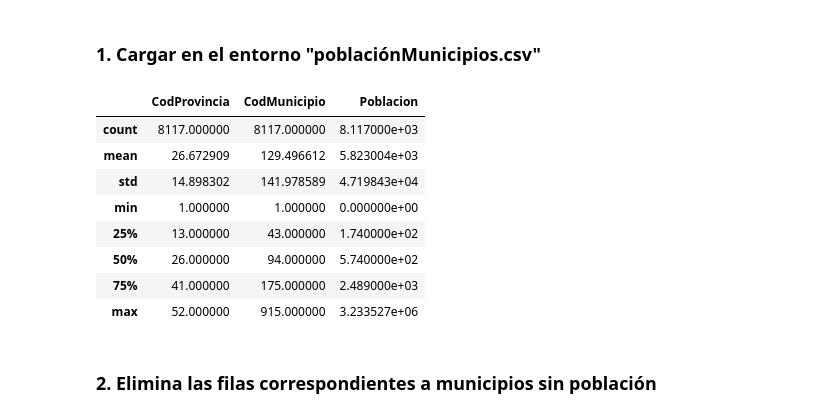
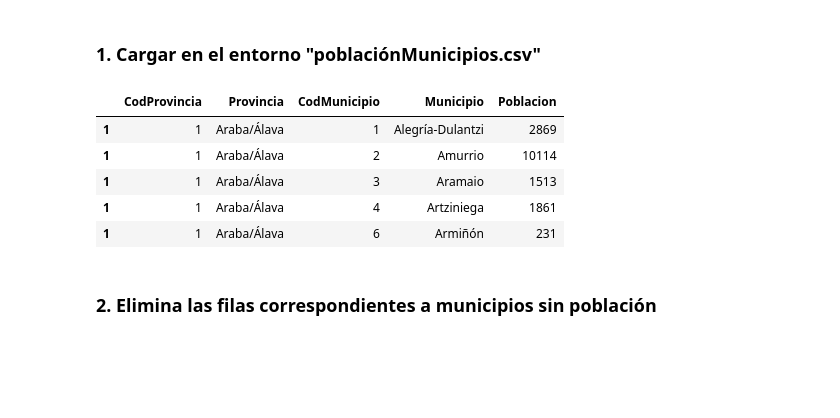
Before and after one commit to DanielProanoGuevara/InvestigacionIA, a Jupyter notebook: Trabajo1/Tema1_Daniel_Proaño.ipynb, the cells around one changed output. Drawn from its saved outputs; the diff is of its cells as text; code cells hidden in the pictures; blank space fills up the shorter version.

```diff
--- a/Trabajo1/Tema1_Daniel_Proaño.ipynb
+++ b/Trabajo1/Tema1_Daniel_Proaño.ipynb
@@ -239,23 +239,20 @@ nuevo.close()                               #Cierra el archivo
 # %%
 #Cargar Librerias Numpy y Pandas
 import numpy as np
 import pandas as pd
 
 df_poblac_municipios = pd.read_csv('poblacionMunicipios.csv')                     #Importa el archivo CSV
 df_poblac_municipios.set_index(df_poblac_municipios.CodProvincia, inplace = True) #Asigna al índice los valores del código de provincia, esto se realiza para su indexado ordenado en pasos posteriores
 df_poblac_municipios.index.name = None                                            #Elimina el nombre del índice para no generar conflictos
 
-df_poblac_municipios.describe()                                                   #Presenta la importación
+df_poblac_municipios.head()                                                       #Presenta la importación
 # %% [output]
-|  | CodProvincia | CodMunicipio | Poblacion |
-| count | 8117.000000 | 8117.000000 | 8.117000e+03 |
-| mean | 26.672909 | 129.496612 | 5.823004e+03 |
-| std | 14.898302 | 141.978589 | 4.719843e+04 |
-| min | 1.000000 | 1.000000 | 0.000000e+00 |
-| 25% | 13.000000 | 43.000000 | 1.740000e+02 |
-| 50% | 26.000000 | 94.000000 | 5.740000e+02 |
-| 75% | 41.000000 | 175.000000 | 2.489000e+03 |
-| max | 52.000000 | 915.000000 | 3.233527e+06 |
+|  | CodProvincia | Provincia | CodMunicipio | Municipio | Poblacion |
+| 1 | 1 | Araba/Álava | 1 | Alegría-Dulantzi | 2869 |
+| 1 | 1 | Araba/Álava | 2 | Amurrio | 10114 |
+| 1 | 1 | Araba/Álava | 3 | Aramaio | 1513 |
+| 1 | 1 | Araba/Álava | 4 | Artziniega | 1861 |
+| 1 | 1 | Araba/Álava | 6 | Armiñón | 231 |
 # %% [markdown]
 ### 2. Elimina las filas correspondientes a municipios sin población
 # %%
```
Also changed, not shown: parts of 1 cell of this notebook.
